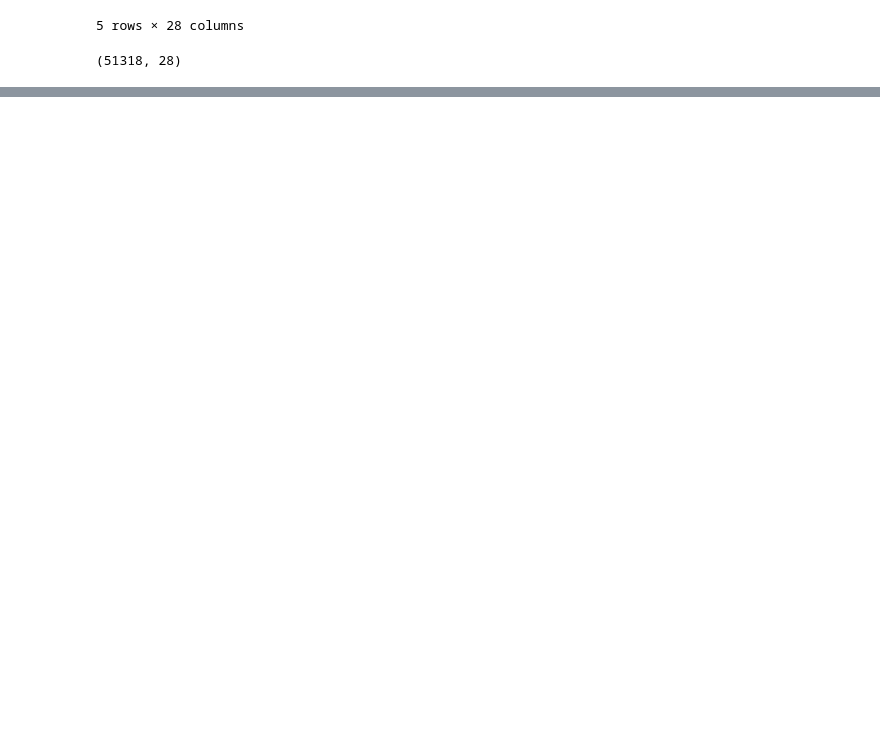
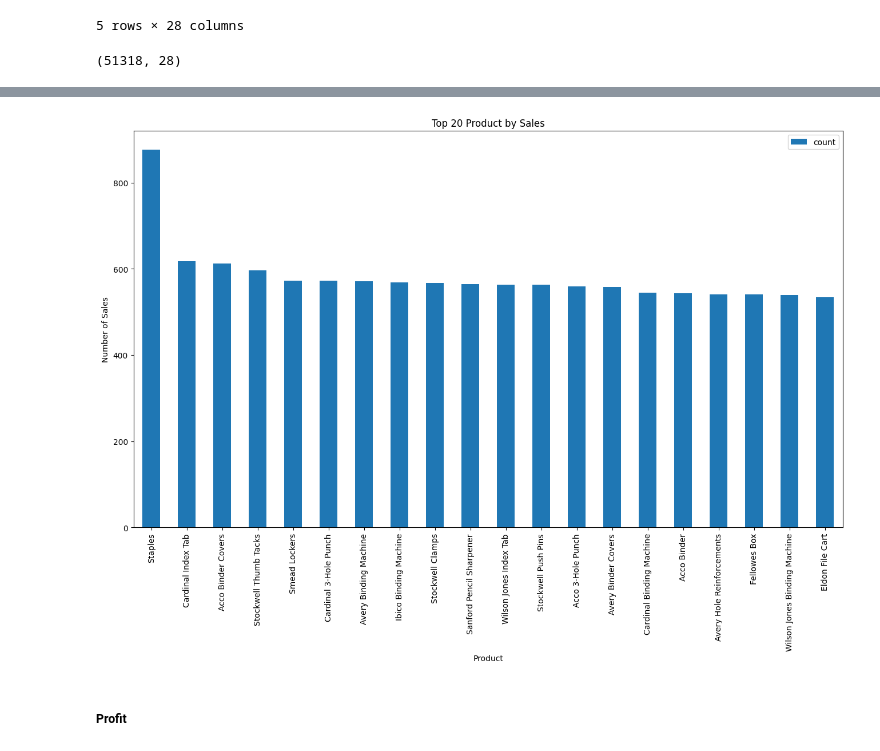
Before and after one commit to kokul93/DataScienceProject23, a Jupyter notebook: StoreNoteBook.ipynb, the cells around one changed output, grey strips where cells are left out. Drawn from its saved outputs; the diff is of its cells as text; code cells hidden in the pictures; blank space fills up the shorter version.

```diff
--- a/StoreNoteBook.ipynb
+++ b/StoreNoteBook.ipynb
@@ -23,0 +234,10 @@ df.shape
+# %%
+productGroup=dfc.groupby(['product_name'])['quantity'].sum().reset_index(name='count')
+# Group the data by country and category, and calculate the total sales count
+productCount = productGroup.groupby(['product_name'])['count'].sum().reset_index()
+
+#top 15 country on sales
+topProductList = productCount.groupby('product_name')['count'].sum().nlargest(20).index
+topProductDF=productCount[productCount['product_name'].isin(topProductList)]
+topProductDF=topProductDF.sort_values('count', ascending=False)
+topProductDF
@@ -23,0 +262,10 @@ df.shape
+# %%
+ax = topProductDF.plot(kind='bar',x='product_name', stacked=True, figsize=(16, 9))
+ax.set_xlabel('Product')
+ax.set_ylabel('Number of Sales')
+ax.set_title('Top 20 Product by Sales')
+plt.show()
+# %% [output]
+[figure, added]
+# %% [markdown]
+##### Profit
```
Also changed, not shown: parts of 43 cells of this notebook.
